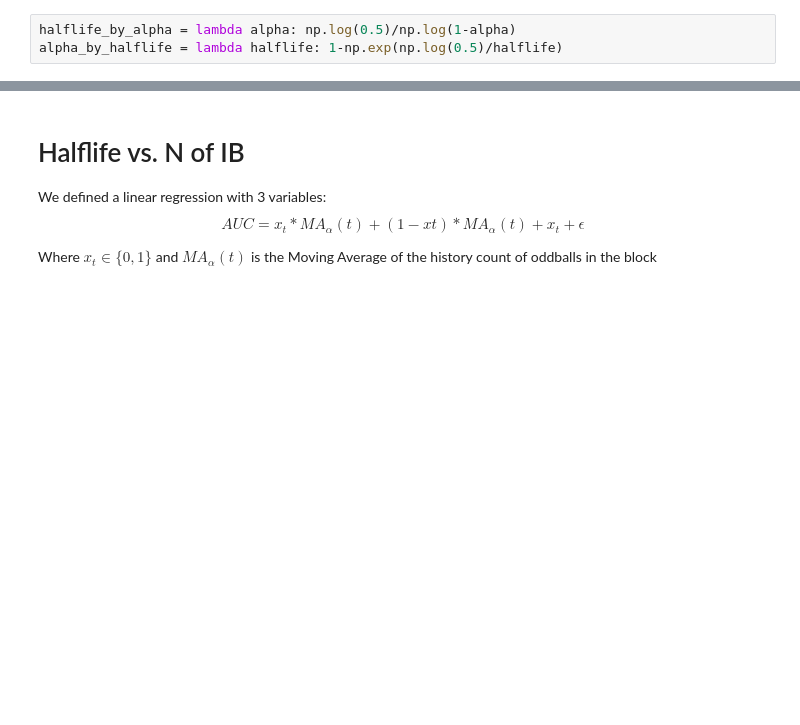
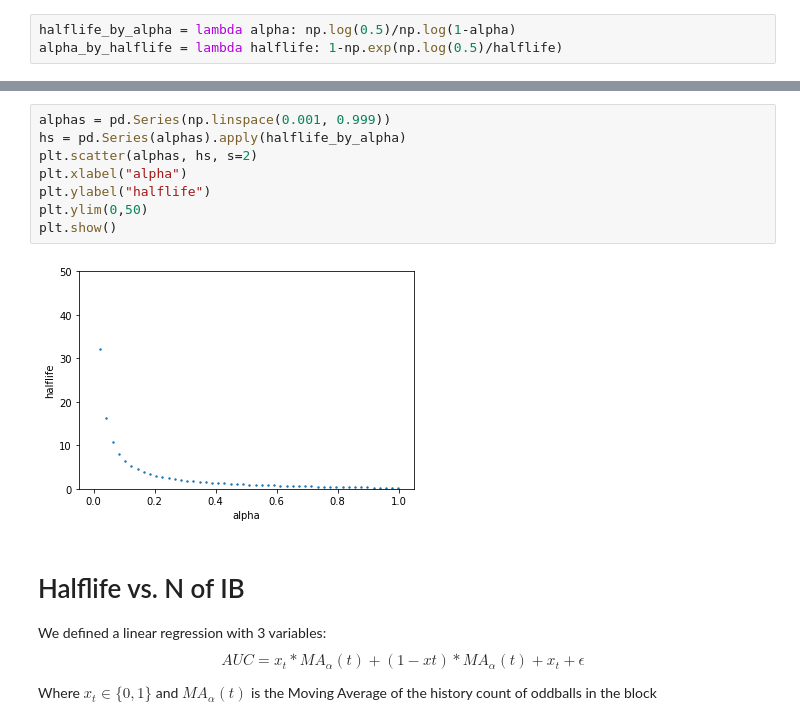
Before and after one commit to yuvfried/seminar-workshop, a Jupyter notebook: notebooks/Halflife_vs_N.ipynb, the cells around one changed output, grey strips where cells are left out. Saved outputs shown, nothing was run; the diff lists cells and outputs as text; blank space fills up the shorter version.

Commit message:
plot simulation

```diff
--- a/notebooks/Halflife_vs_N.ipynb
+++ b/notebooks/Halflife_vs_N.ipynb
@@ -95,3 +59,13 @@ pd.concat([pd.Series(arr).ewm(halflife=h, adjust=False).mean().rename(str(h))
+# %%
+alphas = pd.Series(np.linspace(0.001, 0.999))
+hs = pd.Series(alphas).apply(halflife_by_alpha)
+plt.scatter(alphas, hs, s=2)
+plt.xlabel("alpha")
+plt.ylabel("halflife")
+plt.ylim(0,50)
+plt.show()
+# %% [output]
+[figure, added]
 # %% [markdown]
 # Halflife vs. N of IB
 We defined a linear regression with 3 variables: $$AUC = x_{t}*MA_{\alpha}(t) + (1-xt)*MA_{\alpha}(t) + x_{t} + \epsilon$$
```
Also changed, not shown: parts of 22 cells of this notebook, 1 other file.
